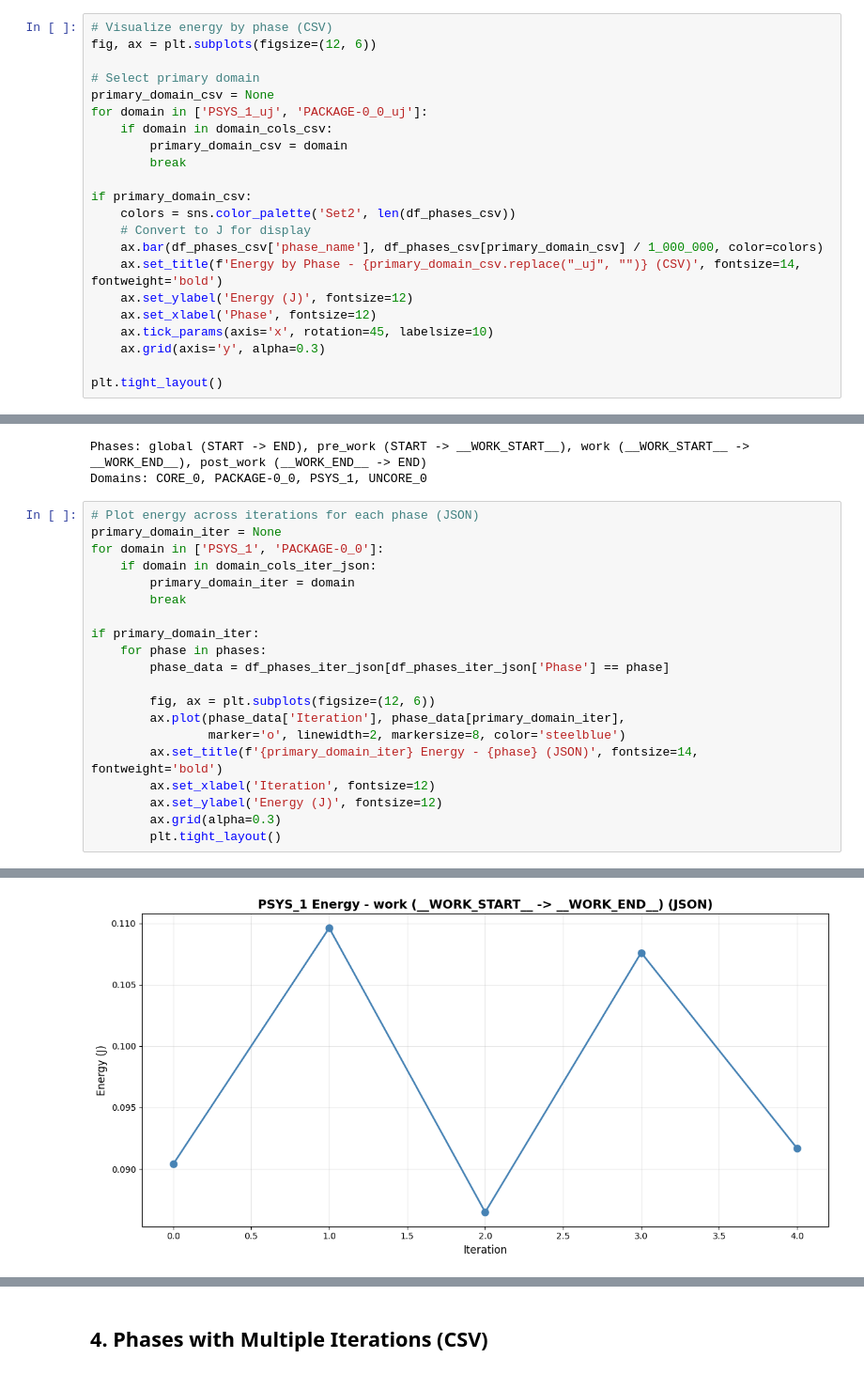
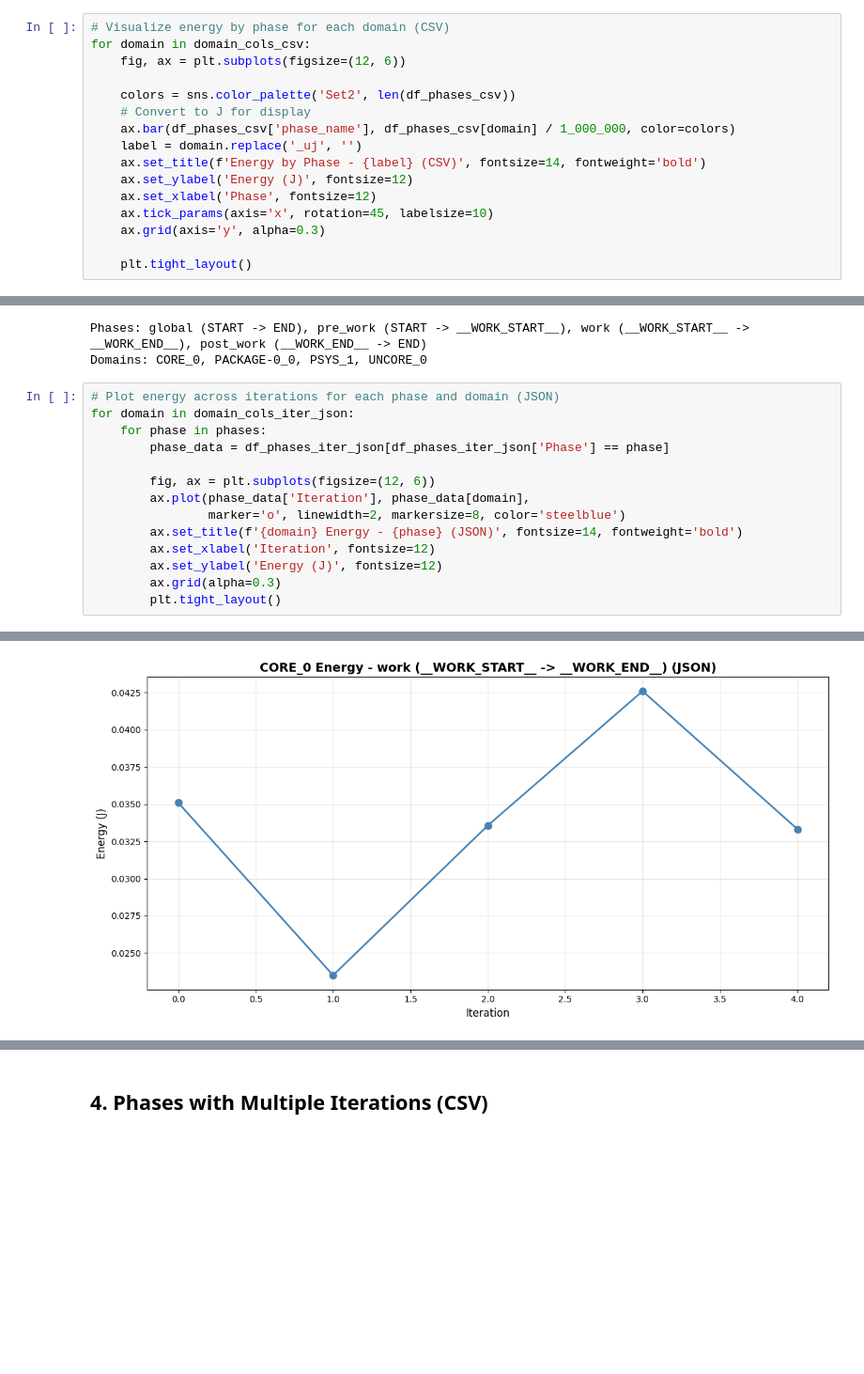
Before and after one commit to jwoirhaye/joule-profiler, a Jupyter notebook: notebooks/phases.ipynb, the cells around one changed output, grey strips where cells are left out. Shown at 94% size. Drawn from its saved outputs; the diff is of its cells as text; blank space fills up the shorter version.

```diff
--- a/notebooks/phases.ipynb
+++ b/notebooks/phases.ipynb
@@ -123,25 +119,19 @@ print(f"Available domains: {', '.join([col.replace('_uj', '') for col in domain_
 # %% [output]
 Available domains: CORE_0, PACKAGE-0_0, PSYS_1, UNCORE_0
 # %%
-# Visualize energy by phase (CSV)
-fig, ax = plt.subplots(figsize=(12, 6))
+# Visualize energy by phase for each domain (CSV)
+for domain in domain_cols_csv:
+    fig, ax = plt.subplots(figsize=(12, 6))
 
-# Select primary domain
-primary_domain_csv = None
-for domain in ['PSYS_1_uj', 'PACKAGE-0_0_uj']:
-    if domain in domain_cols_csv:
-        primary_domain_csv = domain
-        break
-
-if primary_domain_csv:
     colors = sns.color_palette('Set2', len(df_phases_csv))
     # Convert to J for display
-    ax.bar(df_phases_csv['phase_name'], df_phases_csv[primary_domain_csv] / 1_000_000, color=colors)
-    ax.set_title(f'Energy by Phase - {primary_domain_csv.replace("_uj", "")} (CSV)', fontsize=14, fontweight='bold')
+    ax.bar(df_phases_csv['phase_name'], df_phases_csv[domain] / 1_000_000, color=colors)
+    label = domain.replace('_uj', '')
+    ax.set_title(f'Energy by Phase - {label} (CSV)', fontsize=14, fontweight='bold')
     ax.set_ylabel('Energy (J)', fontsize=12)
     ax.set_xlabel('Phase', fontsize=12)
     ax.tick_params(axis='x', rotation=45, labelsize=10)
     ax.grid(axis='y', alpha=0.3)
 
-plt.tight_layout()
+    plt.tight_layout()
 # %% [output]
@@ -223,21 +216,15 @@ print(f"Domains: {', '.join(domain_cols_iter_json)}")
 Phases: global (START -> END), pre_work (START -> __WORK_START__), work (__WORK_START__ -> __WORK_END__), post_work (__WORK_END__ -> END)
 Domains: CORE_0, PACKAGE-0_0, PSYS_1, UNCORE_0
 # %%
-# Plot energy across iterations for each phase (JSON)
-primary_domain_iter = None
-for domain in ['PSYS_1', 'PACKAGE-0_0']:
-    if domain in domain_cols_iter_json:
-        primary_domain_iter = domain
-        break
-
-if primary_domain_iter:
+# Plot energy across iterations for each phase and domain (JSON)
+for domain in domain_cols_iter_json:
     for phase in phases:
         phase_data = df_phases_iter_json[df_phases_iter_json['Phase'] == phase]
 
         fig, ax = plt.subplots(figsize=(12, 6))
-        ax.plot(phase_data['Iteration'], phase_data[primary_domain_iter],
+        ax.plot(phase_data['Iteration'], phase_data[domain],
                 marker='o', linewidth=2, markersize=8, color='steelblue')
-        ax.set_title(f'{primary_domain_iter} Energy - {phase} (JSON)', fontsize=14, fontweight='bold')
+        ax.set_title(f'{domain} Energy - {phase} (JSON)', fontsize=14, fontweight='bold')
         ax.set_xlabel('Iteration', fontsize=12)
         ax.set_ylabel('Energy (J)', fontsize=12)
         ax.grid(alpha=0.3)
@@ -248 +235 @@ if primary_domain_iter:
-[figure, old version]
+[figure, new version]
```
Also changed, not shown: parts of 9 cells of this notebook.
